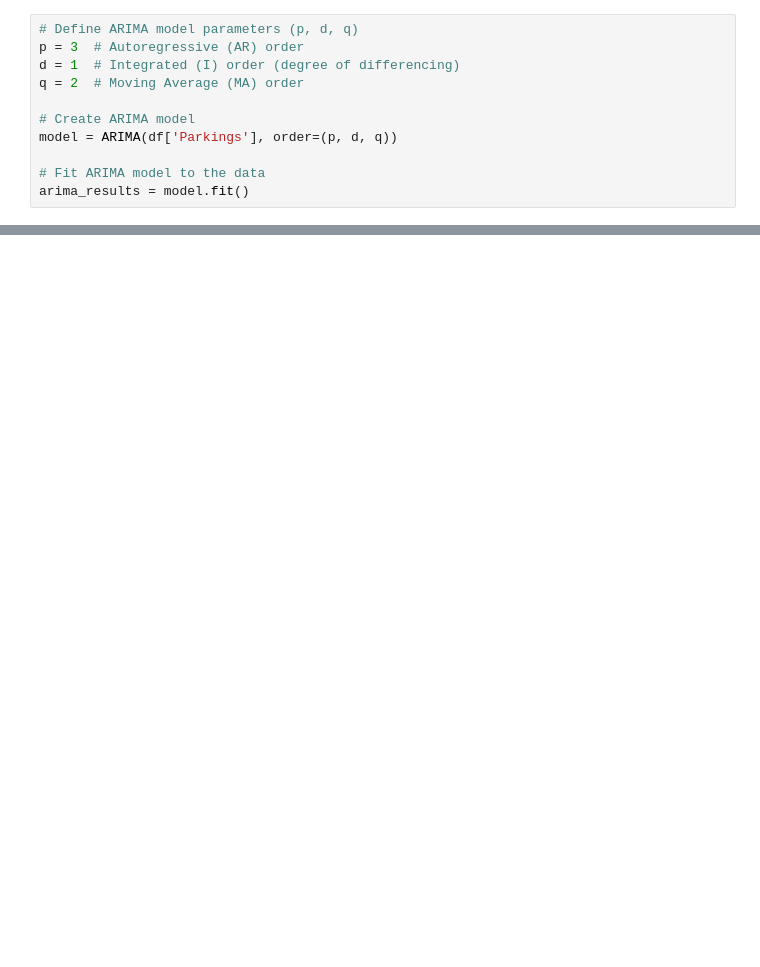
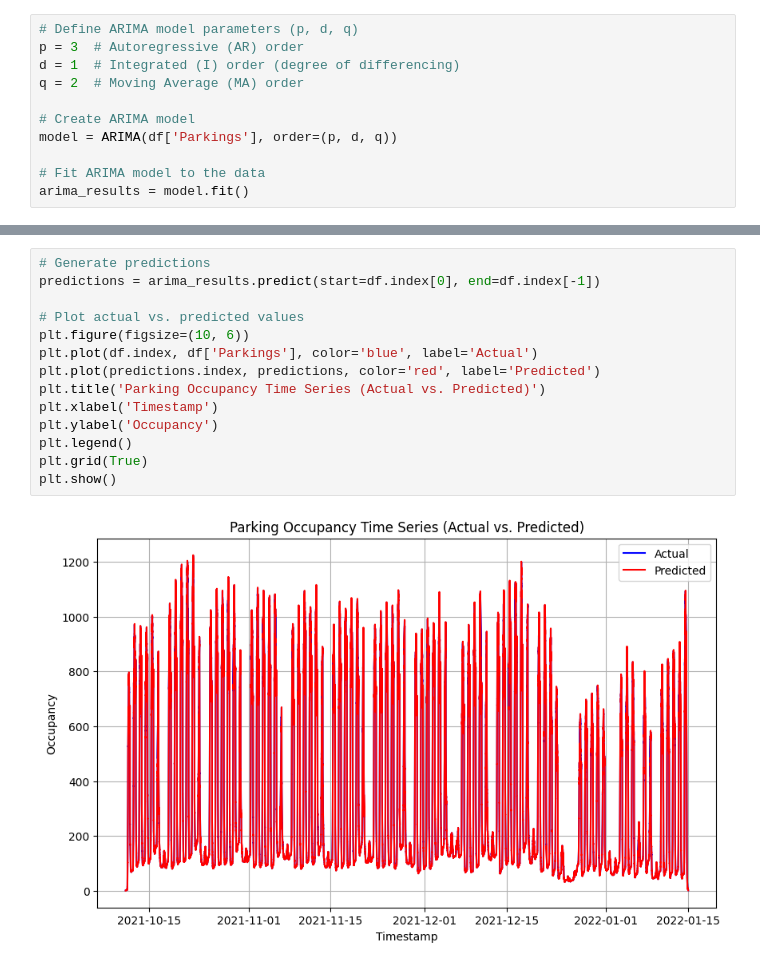
Before and after one commit to vsjostro/parking-prediction, a Jupyter notebook: arima/arima.ipynb, the cells around one changed output, grey strips where cells are left out. Drawn from its saved outputs; the diff is of its cells as text; blank space fills up the shorter version.

```diff
--- a/arima/arima.ipynb
+++ b/arima/arima.ipynb
@@ -69,0 +70,16 @@ Root Mean Squared Error (RMSE): 39.42906428765199
+# %%
+# Generate predictions
+predictions = arima_results.predict(start=df.index[0], end=df.index[-1])
+
+# Plot actual vs. predicted values
+plt.figure(figsize=(10, 6))
+plt.plot(df.index, df['Parkings'], color='blue', label='Actual')
+plt.plot(predictions.index, predictions, color='red', label='Predicted')
+plt.title('Parking Occupancy Time Series (Actual vs. Predicted)')
+plt.xlabel('Timestamp')
+plt.ylabel('Occupancy')
+plt.legend()
+plt.grid(True)
+plt.show()
+# %% [output]
+[figure, added]
```
Also changed, not shown: parts of 5 cells of this notebook, 10 other files.
